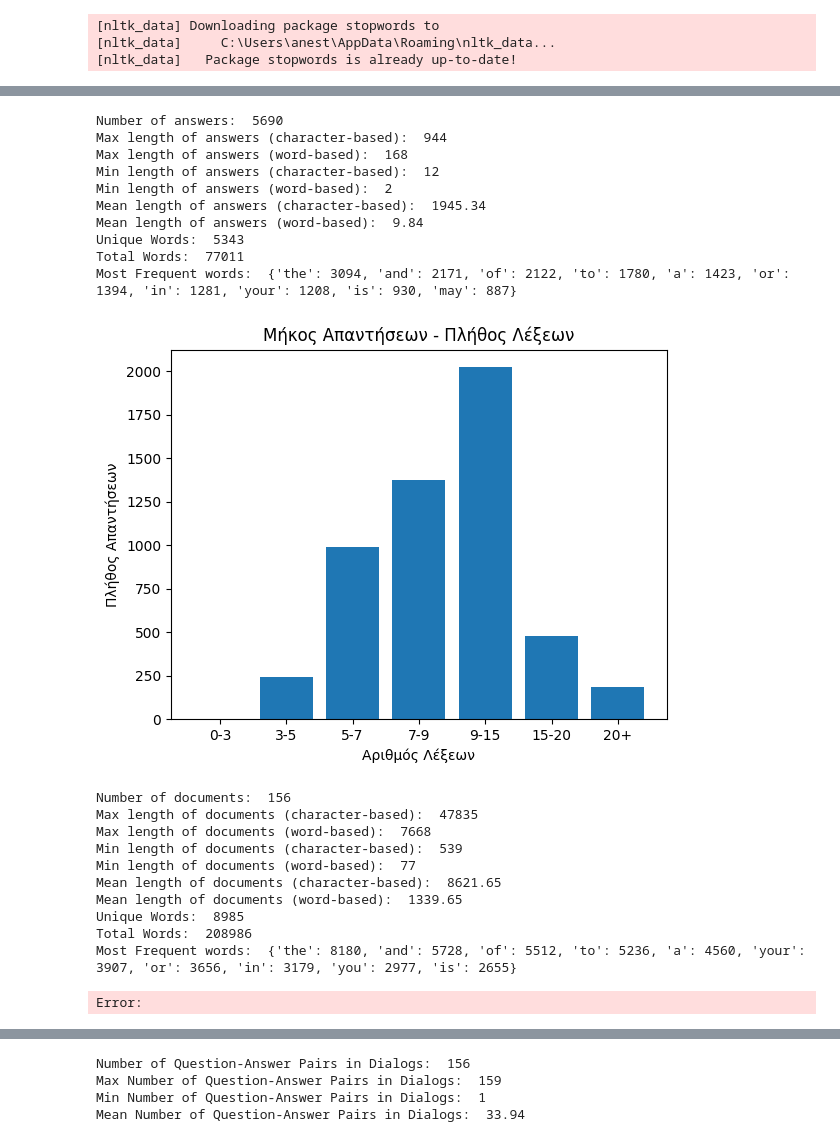
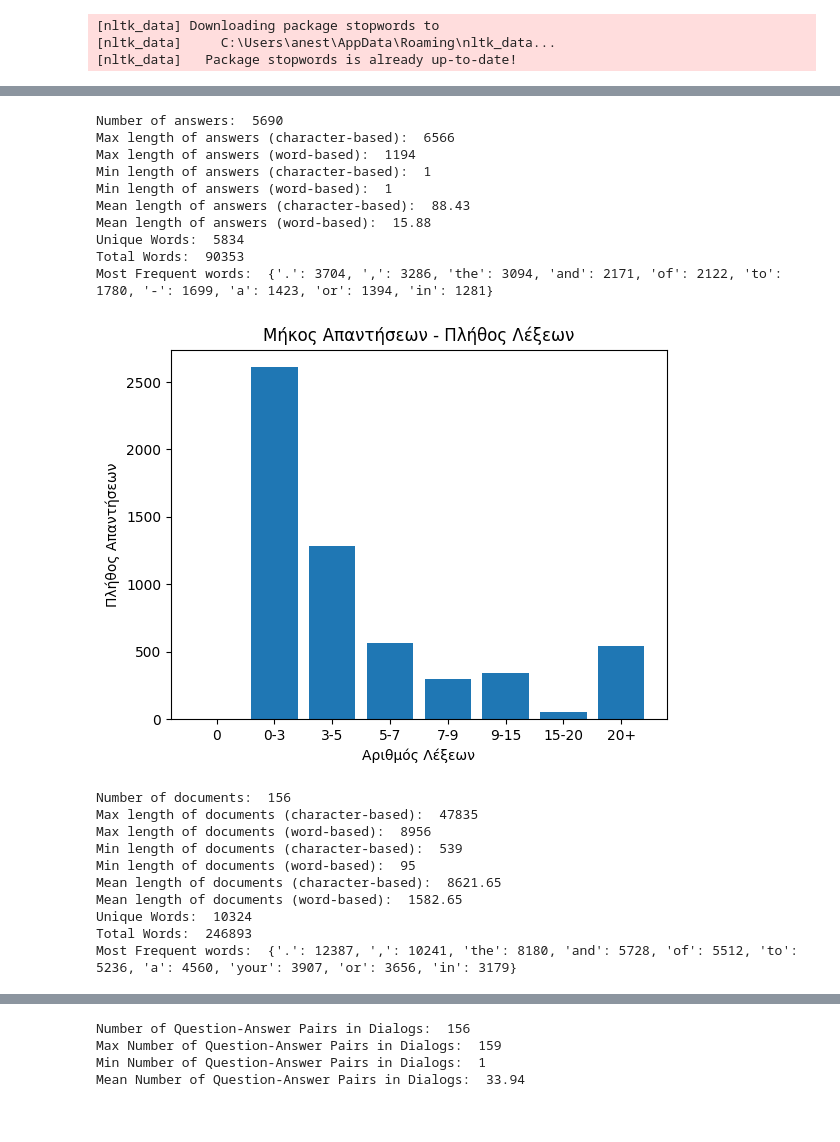
Before and after one commit to L4Limbo/lc_mas_torch, a Jupyter notebook: dataset_corpus_analysis.ipynb, the cells around one changed output, grey strips where cells are left out. Cells and saved outputs as stored; diff of their text form; code cells hidden in the pictures.

```diff
--- a/dataset_corpus_analysis.ipynb
+++ b/dataset_corpus_analysis.ipynb
@@ -195,5 +195,5 @@ plt.show()
 # %%
-# QUESTIONS
+# ANSWERS
 
 answers = json.load(open('./data/generated_data/gen_dataset.json'))['data']['answers']
 
@@ -201,6 +201,7 @@ ans_char_lens = []
 ans_word_lens = []
 
 answer_lens = {
+    '0': 0,
     '0-3': 0,
     '3-5': 0,
     '5-7': 0,
@@ -226,7 +227,9 @@ for ans in answers:
         else:
             ans_words[word] += 1
 
-    if len(word_tokenize(' '.join(words))) < 3:
+    if len(word_tokenize(' '.join(words))) == 0:
+        answer_lens['0'] += 1
+    elif len(word_tokenize(' '.join(words))) < 3:
         answer_lens['0-3'] += 1
     elif len(word_tokenize(' '.join(words))) >= 3 and len(word_tokenize(' '.join(words))) < 5:
         answer_lens['3-5'] += 1
@@ -242,44 +245,44 @@ for ans in answers:
         answer_lens['20+'] += 1
 
 print('Number of answers: ', len(answers))
-print('Max length of answers (character-based): ', max(ques_char_lens))
-print('Max length of answers (word-based): ', max(ques_word_lens))
+print('Max length of answers (character-based): ', max(ans_char_lens))
+print('Max length of answers (word-based): ', max(ans_word_lens))
 
-print('Min length of answers (character-based): ', min(ques_char_lens))
-print('Min length of answers (word-based): ', min(ques_word_lens))
+print('Min length of answers (character-based): ', min(ans_char_lens))
+print('Min length of answers (word-based): ', min(ans_word_lens))
 
-print('Mean length of answers (character-based): ', round(sum(ques_char_lens) / len(summ_char_lens),2))
-print('Mean length of answers (word-based): ', round(sum(ques_word_lens) / len(ques_word_lens),2))
+print('Mean length of answers (character-based): ', round(sum(ans_char_lens) / len(ans_char_lens),2))
+print('Mean length of answers (word-based): ', round(sum(ans_word_lens) / len(ans_word_lens),2))
 
 print('Unique Words: ', len(ans_words.keys()))
 print('Total Words: ', word_count)
 print('Most Frequent words: ', dict(Counter(ans_words).most_common(10)))
 # %% [output]
 Number of answers:  5690
-Max length of answers (character-based):  944
-Max length of answers (word-based):  168
-Min length of answers (character-based):  12
-Min length of answers (word-based):  2
-Mean length of answers (character-based):  1945.34
-Mean length of answers (word-based):  9.84
-Unique Words:  5343
-Total Words:  77011
-Most Frequent words:  {'the': 3094, 'and': 2171, 'of': 2122, 'to': 1780, 'a': 1423, 'or': 1394, 'in': 1281, 'your': 1208, 'is': 930, 'may': 887}
+Max length of answers (character-based):  6566
+Max length of answers (word-based):  1194
+Min length of answers (character-based):  1
+Min length of answers (word-based):  1
+Mean length of answers (character-based):  88.43
+Mean length of answers (word-based):  15.88
+Unique Words:  5834
+Total Words:  90353
+Most Frequent words:  {'.': 3704, ',': 3286, 'the': 3094, 'and': 2171, 'of': 2122, 'to': 1780, '-': 1699, 'a': 1423, 'or': 1394, 'in': 1281}
 # %%
 fig, ax = plt.subplots()
 
-lens = list(question_lens.keys())
-counts = list(question_lens.values())
+lens = list(answer_lens.keys())
+counts = list(answer_lens.values())
 
 ax.set_ylabel('Πλήθος Απαντήσεων')
 ax.set_xlabel('Αριθμός Λέξεων')
 ax.set_title('Μήκος Απαντήσεων - Πλήθος Λέξεων')
 
 ax.bar(lens, counts)
 
 plt.show()
 # %% [output]
-[figure, old version]
+[figure, new version]
 # %%
 # DOCUMENTS
 
@@ -345,15 +348,14 @@ print('Most Frequent words: ', dict(Counter(doc_words).most_common(10)))
 # %% [output]
 Number of documents:  156
 Max length of documents (character-based):  47835
-Max length of documents (word-based):  7668
+Max length of documents (word-based):  8956
 Min length of documents (character-based):  539
-Min length of documents (word-based):  77
+Min length of documents (word-based):  95
 Mean length of documents (character-based):  8621.65
-Mean length of documents (word-based):  1339.65
-Unique Words:  8985
-Total Words:  208986
-Most Frequent words:  {'the': 8180, 'and': 5728, 'of': 5512, 'to': 5236, 'a': 4560, 'your': 3907, 'or': 3656, 'in': 3179, 'you': 2977, 'is': 2655}
+Mean length of documents (word-based):  1582.65
+Unique Words:  10324
+Total Words:  246893
+Most Frequent words:  {'.': 12387, ',': 10241, 'the': 8180, 'and': 5728, 'of': 5512, 'to': 5236, 'a': 4560, 'your': 3907, 'or': 3656, 'in': 3179}
-Error:
 # %%
 fig, ax = plt.subplots()
 
```
Also changed, not shown: parts of 5 cells of this notebook.
